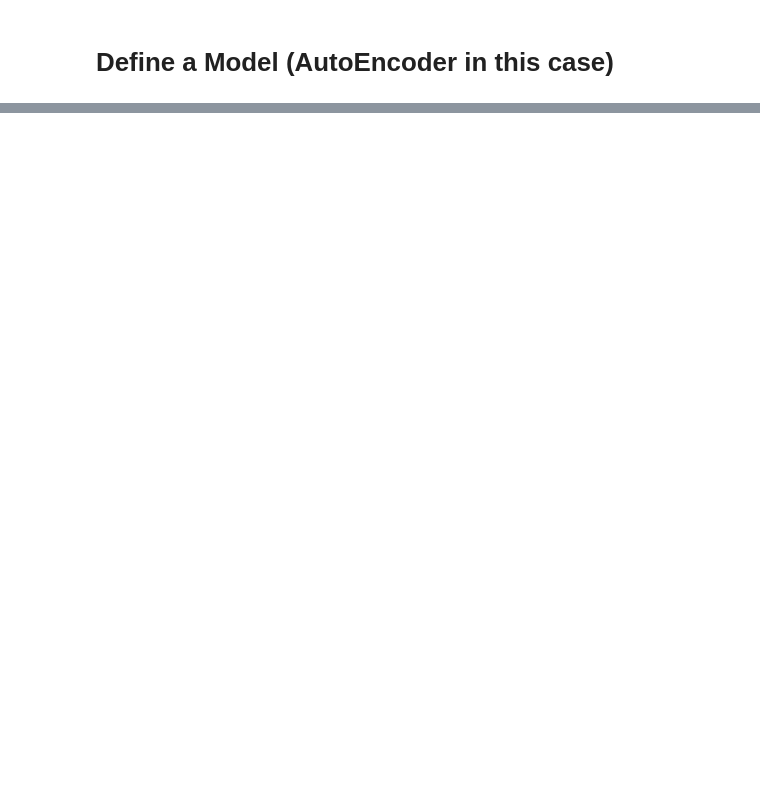
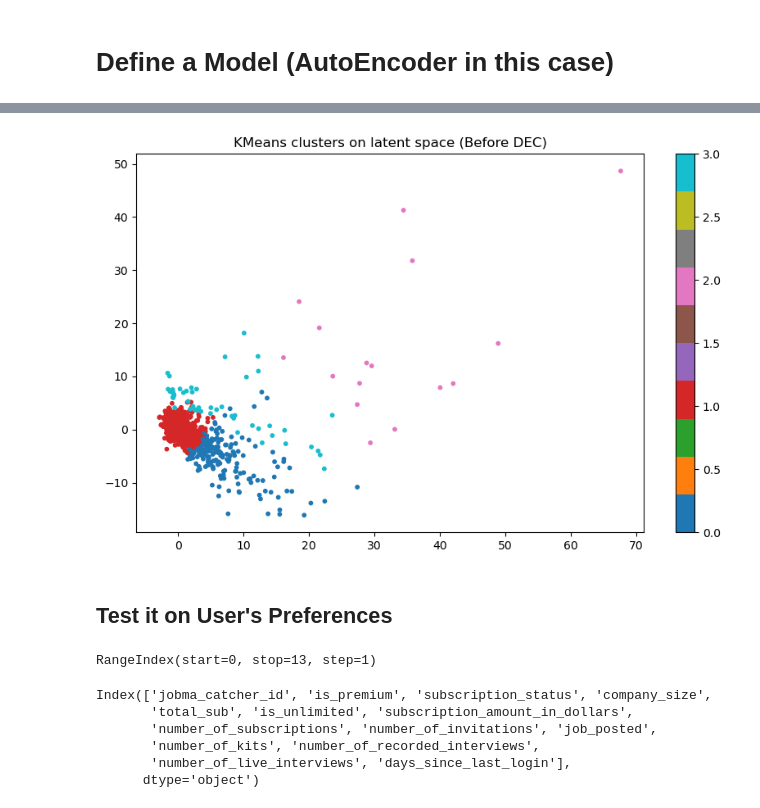
Before and after one commit to DushyantGoyal1611/Python_Jobma, a Jupyter notebook: Recommender System/Client's Loyalty Recommendation System/Try/Recommender_Notebook.ipynb, the cells around one changed output, grey strips where cells are left out. Drawn from its saved outputs; the diff is of its cells as text; code cells hidden in the pictures; blank space fills up the shorter version.

```diff
--- a/Recommender System/Client's Loyalty Recommendation System/Try/Recommender_Notebook.ipynb
+++ b/Recommender System/Client's Loyalty Recommendation System/Try/Recommender_Notebook.ipynb
@@ -303,0 +437,11 @@ model_1.to(device)
+# %%
+''' Important Parameters '''
+
+learning_rate = 0.001
+epochs = 50
+patience = 5
+delta = 1e-4
+
+best_loss = float('inf')
+epochs_no_improve = 0
+training_losses = []
@@ -303,0 +551,20 @@ model_1.to(device)
+# %%
+#Initialising KMeans
+kmeans = KMeans(n_clusters=4, n_init=50, init='k-means++', random_state=42)
+cluster_ids = kmeans.fit_predict(latent_np)
+cluster_centers = torch.tensor(kmeans.cluster_centers_, dtype=torch.float32).to(device)
+# %%
+latent_2d = PCA(n_components=2).fit_transform(latent_np)
+plt.figure(figsize=(10, 6))
+plt.scatter(latent_2d[:, 0], latent_2d[:, 1], c=cluster_ids, cmap='tab10', s=10)
+plt.title("KMeans clusters on latent space (Before DEC)")
+plt.colorbar()
+plt.show()
+# %% [output]
+[figure, added]
+# %% [markdown]
+## Test it on User's Preferences
+# %%
+X_df.columns
+# %% [output]
+RangeIndex(start=0, stop=13, step=1)
@@ -303,0 +573,9 @@ model_1.to(device)
+# %%
+compare_df.columns
+# %% [output]
+Index(['jobma_catcher_id', 'is_premium', 'subscription_status', 'company_size',
+       'total_sub', 'is_unlimited', 'subscription_amount_in_dollars',
+       'number_of_subscriptions', 'number_of_invitations', 'job_posted',
+       'number_of_kits', 'number_of_recorded_interviews',
+       'number_of_live_interviews', 'days_since_last_login'],
+      dtype='object')
```
Also changed, not shown: parts of 53 cells of this notebook, 7 other files.
